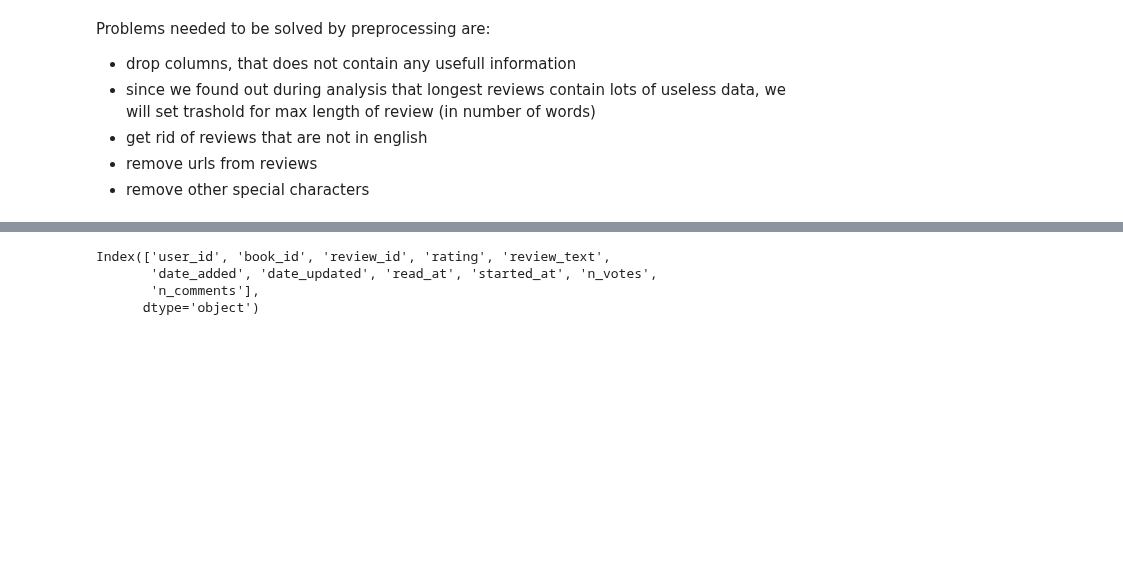
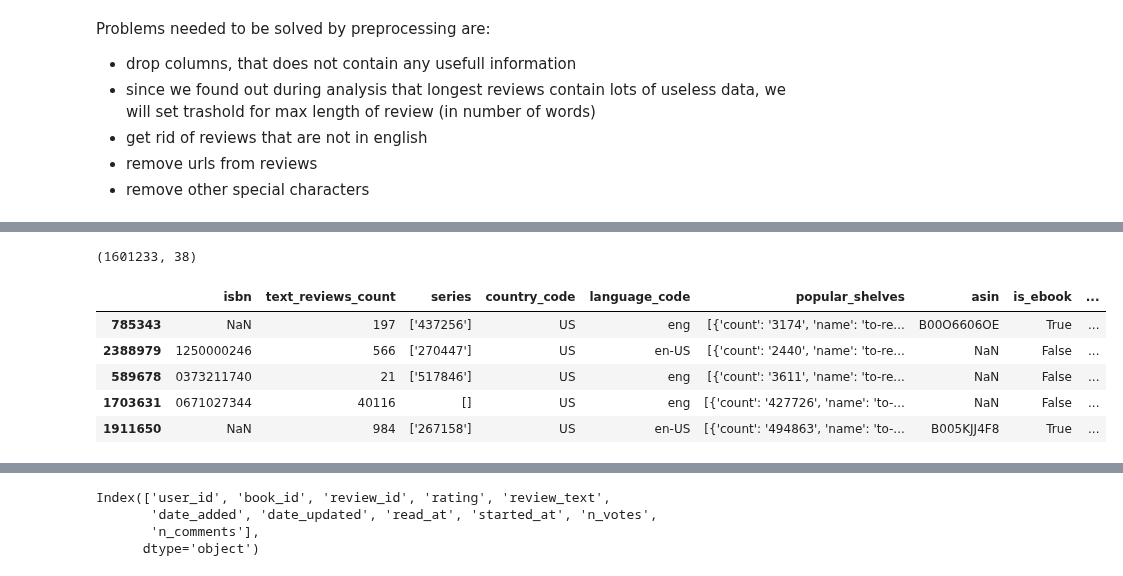
Before and after one commit to Pomichal/oznal-project, a Jupyter notebook: notebooks/Preprocessing.ipynb, the cells around one changed output, grey strips where cells are left out. Cells and saved outputs as stored; diff of their text form; code cells hidden in the pictures; blank space fills up the shorter version.

Commit message:
CHANGE: merge data before pipeline

```diff
--- a/notebooks/Preprocessing.ipynb
+++ b/notebooks/Preprocessing.ipynb
@@ -40,0 +46,2 @@ reviews = pd.read_csv('../data/reviews.csv')
+# %%
+data = pd.merge(books, reviews , on='book_id')
@@ -90,0 +101,13 @@ Problems needed to be solved by preprocessing are:
+# %%
+X_train.shape
+# %% [output]
+(1601233, 38)
+# %%
+X_train.head()
+# %% [output]
+|  | isbn | text_reviews_count | series | country_code | language_code | popular_shelves | asin | is_ebook | ... |
+| 785343 | NaN | 197 | ['437256'] | US | eng | [{'count': '3174', 'name': 'to-re... | B00O6606OE | True | ... |
+| 2388979 | 1250000246 | 566 | ['270447'] | US | en-US | [{'count': '2440', 'name': 'to-re... | NaN | False | ... |
+| 589678 | 0373211740 | 21 | ['517846'] | US | eng | [{'count': '3611', 'name': 'to-re... | NaN | False | ... |
+| 1703631 | 0671027344 | 40116 | [] | US | eng | [{'count': '427726', 'name': 'to-... | NaN | False | ... |
+| 1911650 | NaN | 984 | ['267158'] | US | en-US | [{'count': '494863', 'name': 'to-... | B005KJJ4F8 | True | ... |
```
Also changed, not shown: parts of 32 cells of this notebook, 1 other file.
